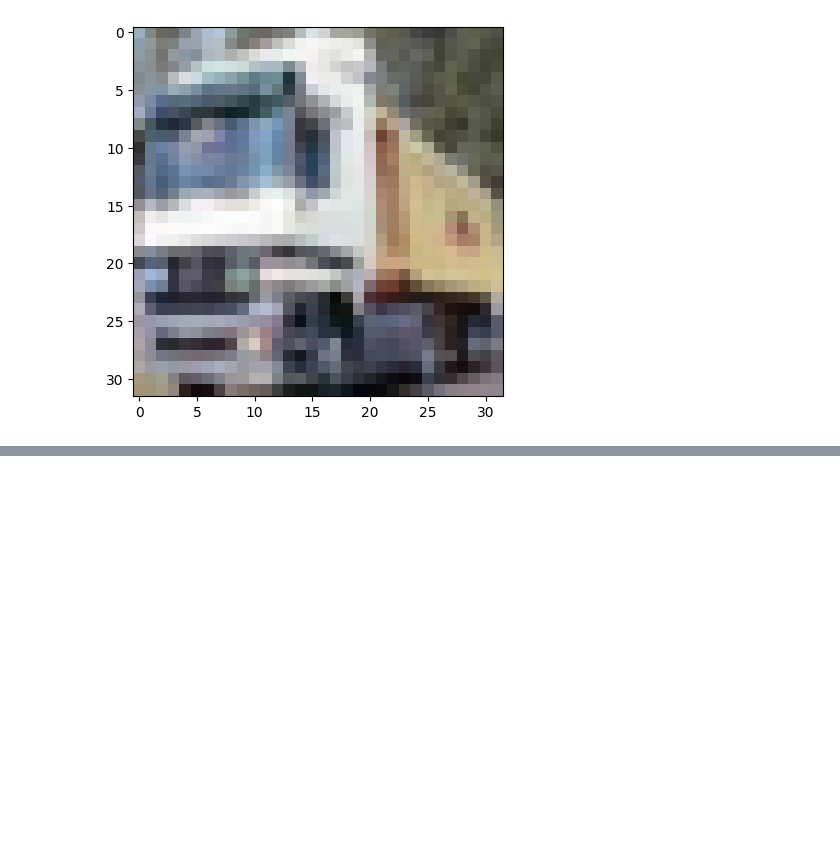
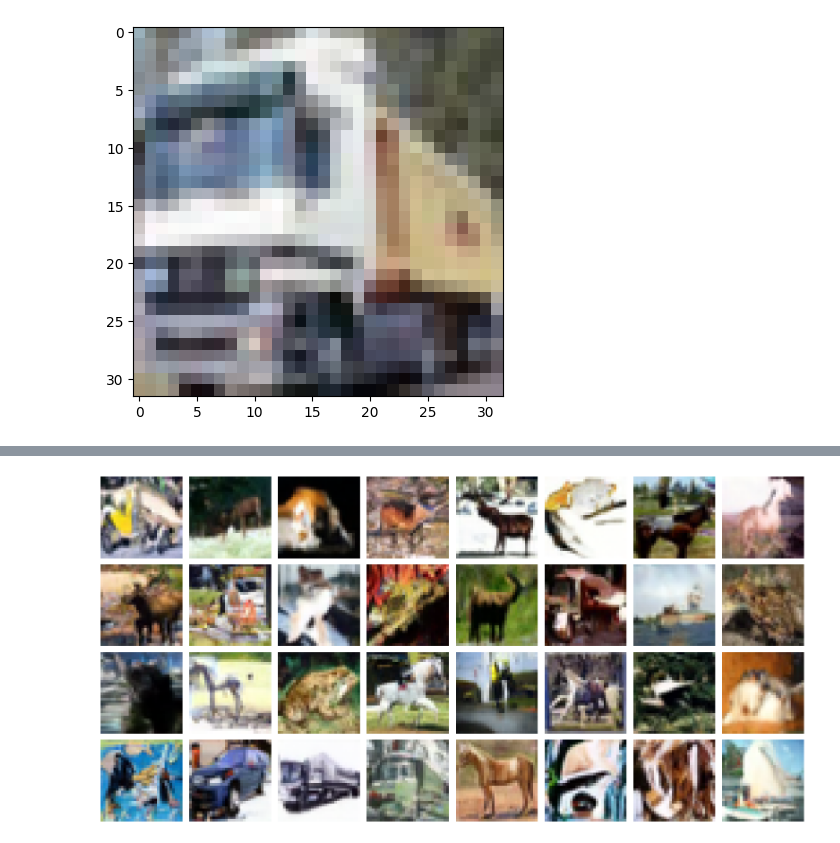
Before and after one commit to aimresearchlab/generative-bridges, a Jupyter notebook: jupyter/test_cifar10.ipynb, the cells around one changed output, grey strips where cells are left out. Drawn from its saved outputs; the diff is of its cells as text; code cells hidden in the pictures; blank space fills up the shorter version.

```diff
--- a/jupyter/test_cifar10.ipynb
+++ b/jupyter/test_cifar10.ipynb
@@ -73,0 +127,18 @@ test_sample = sample_batch(trainY=testY, batch_size=100, device='cuda')
+# %%
+img_dir = '/workspace/aim-bridges-img/generated_samples/40k_1k_0.005_det/'
+
+# Get a list of all .png files in the directory
+img_files = [f for f in os.listdir(img_dir) if f.endswith('.png')]
+
+# Initialize an empty numpy array to store images
+images = np.zeros((len(img_files), 32, 32, 3), dtype=np.uint8)
+
+# Iterate over each image file and load it into the numpy array
+for i, img_file in enumerate(img_files):
+    img_path = os.path.join(img_dir, img_file)
+    img = Image.open(img_path)
+    img_array = np.array(img)
+    images[i] = img_array[:,:,:3]
+
+# Save the numpy array to a .npz file
+np.savez('bridge_50000_40k_1k_0.005_det.npz', images=images)
@@ -84,0 +178,25 @@ tensor(247.1761, device='cuda:0')
+# %%
+# openai images
+import numpy as np
+import matplotlib.pyplot as plt
+
+# Load the data from the npz file
+#file_path = '/workspace/aim-bridges-img/samples_32x32x32x3_40k.npz'
+#file_path = '/workspace/aim-bridges-img/samples_1200x32x32x3.npz'
+#file_path = '/workspace/aim-bridges-img/samples_1k_50000x32x32x3.npz'
+file_path = '/workspace/aim-bridges-img/samples_ema_1k_40k_50000x32x32x3.npz'
+data = np.load(file_path)
+
+# Extract images from the loaded data
+images = data['arr_0']
+
+# Visualize the first 32 images
+fig, axes = plt.subplots(4, 8, figsize=(16, 8))
+for i, ax in enumerate(axes.flat):
+    ax.imshow(images[i])
+    ax.axis('off')
+
+plt.tight_layout()
+plt.show()
+# %% [output]
+[figure, added]
```
Also changed, not shown: parts of 18 cells of this notebook, 6 other files.
